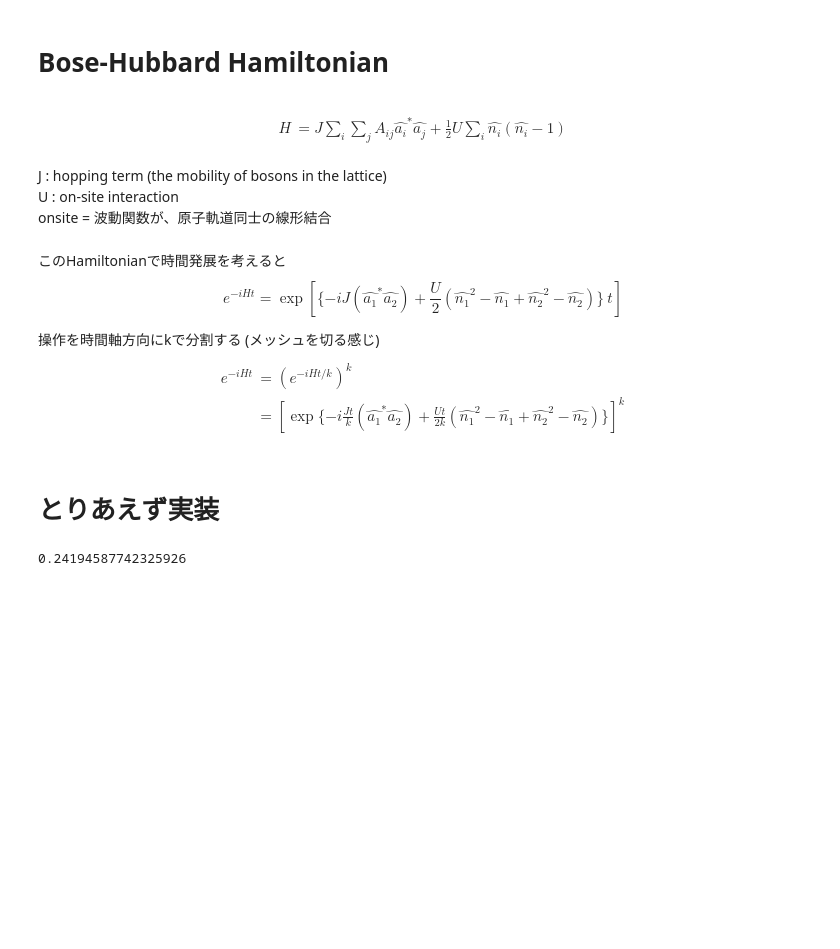
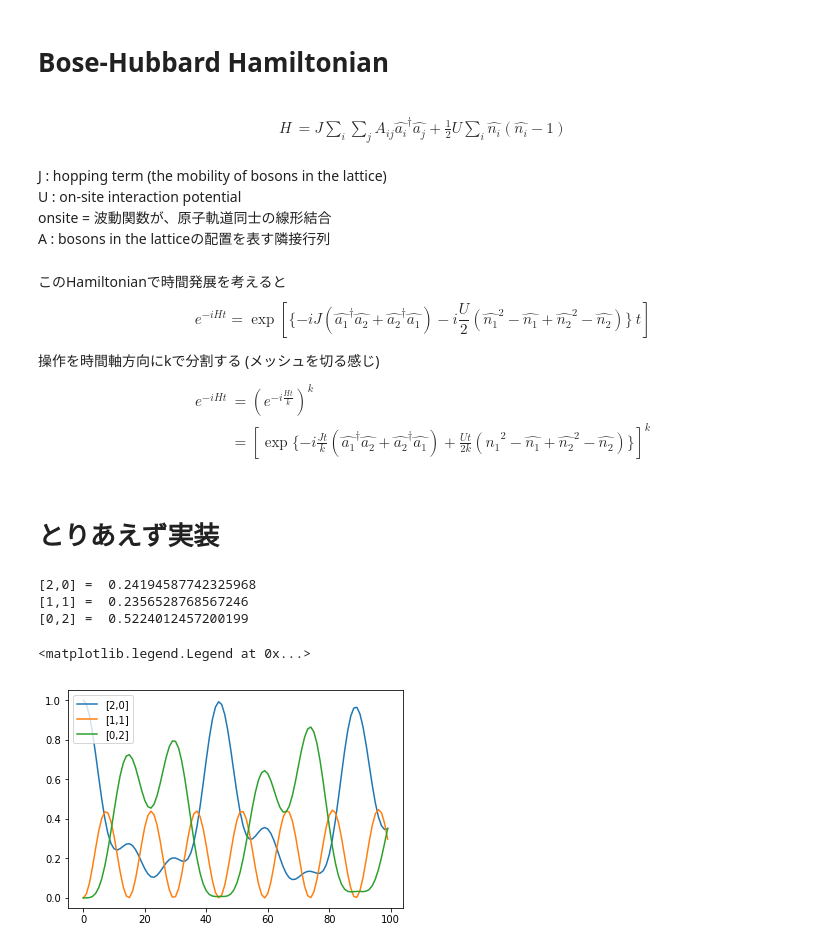
Before and after one commit to KuantumBS/StrawberryFileds, a Jupyter notebook: HamiltonianSimulation.ipynb, the cells around one changed output. Drawn from its saved outputs; the diff is of its cells as text; code cells hidden in the pictures; blank space fills up the shorter version.

```diff
--- a/HamiltonianSimulation.ipynb
+++ b/HamiltonianSimulation.ipynb
@@ -89,24 +89,25 @@ cf) Debye momentum, Fermi momentum
 # %% [markdown]
 $$
 \begin{align}
-H &= J \sum_i \sum_j A_{ij}\hat{a_i}^* \hat{a_j} + \frac{1}{2}U \sum_i \hat{n_i} (\hat{n_i}-1)\\
+H &= J \sum_i \sum_j A_{ij}\hat{a_i}^\dagger \hat{a_j} + \frac{1}{2}U \sum_i \hat{n_i} (\hat{n_i}-1)\\
 \end{align}
 $$
 
 J : hopping term (the mobility of bosons in the lattice)
-U : on-site interaction
+U : on-site interaction potential
     onsite = 波動関数が、原子軌道同士の線形結合
+A : bosons in the latticeの配置を表す隣接行列
 # %% [markdown]
 このHamiltonianで時間発展を考えると
 $$
-e^{-iHt} = \exp [\{-iJ(\hat{a_1}^* \hat{a_2}) + \frac{U}{2}(\hat{n_1}^2 - \hat{n_1}+\hat{n_2}^2 - \hat{n_2}) \}\ t]
+e^{-iHt} = \exp [\{-iJ(\hat{a_1}^\dagger \hat{a_2}+\hat{a_2}^\dagger \hat{a_1}) - i\frac{U}{2}(\hat{n_1}^2 - \hat{n_1}+\hat{n_2}^2 - \hat{n_2}) \}\ t]
 $$
 
 操作を時間軸方向にkで分割する (メッシュを切る感じ)
 $$
 \begin{align}
-e^{-iHt} &= (e^{-iHt/k})^k\\
-&= [\exp \{-i\frac{Jt}{k}(\hat{a_1}^* \hat{a_2}) + \frac{Ut}{2k}(\hat{n_1}^2 - \hat{n_1}+\hat{n_2}^2 - \hat{n_2}) \}]^k
+e^{-iHt} &= (e^{-i\frac{Ht}{k}})^k\\
+&= [\exp \{-i\frac{Jt}{k}(\hat{a_1}^\dagger \hat{a_2}+\hat{a_2}^\dagger \hat{a_1}) + \frac{Ut}{2k}(\hat{n_1}^2 - \hat{n_1}+\hat{n_2}^2 - \hat{n_2}) \}]^k
 \end{align}
 $$
 # %% [markdown]
@@ -114,6 +115,8 @@ $$
 # %%
 import strawberryfields as sf
 from strawberryfields.ops import *
+import matplotlib.pyplot as plt
+%matplotlib inline
 
 eng, q = sf.Engine(2)
 J=1
@@ -122,13 +125,10 @@ k=20
 t=1.086
 theta = -J*t/k
 r = -U*t/(2*k)
-
 with eng:
     # prepare the initial state
     Fock(2) | q[0]
 
-    # Two node tight-binding
-    # Hamiltonian simulation
 
     for i in range(k):
         BSgate(theta, pi/2) | (q[0], q[1])
@@ -137,7 +137,62 @@ with eng:
         Kgate(r)  | q[1]
         Rgate(-r) | q[1]
 
-state = eng.run('fock', cutoff_dim=7)
-state.fock_prob([2,0])
+state = eng.run('fock', cutoff_dim=10)
+
+print("[2,0] = ",state.fock_prob([2,0]))
+print("[1,1] = ",state.fock_prob([1,1]))
+print("[0,2] = ",state.fock_prob([0,2]))
+
+#print("[3,0] = ",state.fock_prob([3,0]))
+#print("[2,1] = ",state.fock_prob([2,1]))
+#print("[1,2] = ",state.fock_prob([1,2]))
+#print("[0,3] = ",state.fock_prob([0,3]))
 # %% [output]
-0.24194587742325926
+[2,0] =  0.24194587742325968
+[1,1] =  0.2356528768567246
+[0,2] =  0.5224012457200199
+# %%
+import strawberryfields as sf
+from strawberryfields.ops import *
+import matplotlib.pyplot as plt
+%matplotlib inline
+
+J=1
+U=1.5
+k=40
+t_step=0.1
+iteNum = 100
+
+A = []
+B = []
+C = []
+
+for ii in range(iteNum):
+    eng, q = sf.Engine(2)
+    t = t_step * ii
+    theta = -J*t/k
+    r = -U*t/(2*k)
+    with eng:
+        # prepare the initial state
+        Fock(2) | q[0]
+
+        for i in range(k):
+            BSgate(theta, pi/2) | (q[0], q[1])
+            Kgate(r)  | q[0]
+            Rgate(-r) | q[0]
+            Kgate(r)  | q[1]
+            Rgate(-r) | q[1]
+
+    state = eng.run('fock', cutoff_dim=10)
+
+    A.append(state.fock_prob([2,0]))
+    B.append(state.fock_prob([1,1]))
+    C.append(state.fock_prob([0,2]))
+# %%
+plt.plot(A,label="[2,0]")
+plt.plot(B,label="[1,1]")
+plt.plot(C,label="[0,2]")
+plt.legend()
+# %% [output]
+<matplotlib.legend.Legend at 0x...>
+[figure, added]
```
Also changed, not shown: parts of 1 cell of this notebook, 4 other files.
